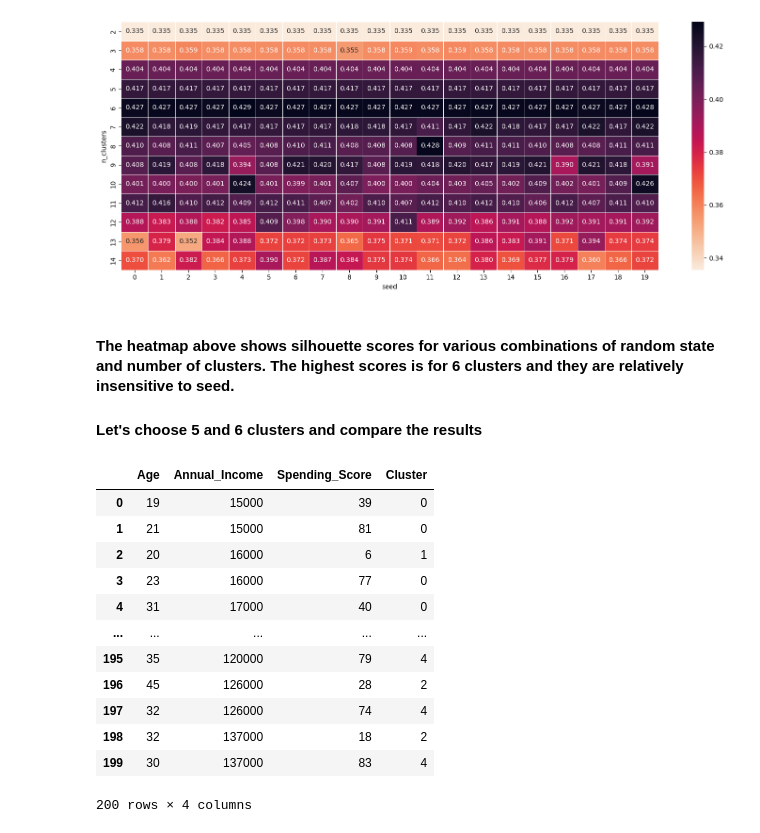
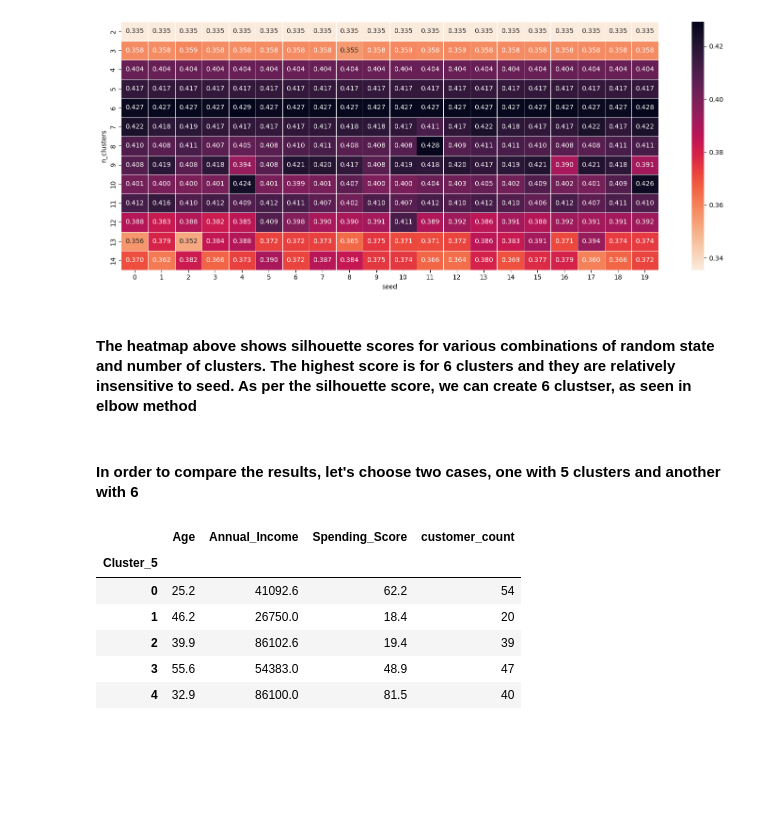
Before and after one commit to AnkitaChavan119/Data-Science-Portfolio, a Jupyter notebook: Machine Learning Projects/customer_segmentation.ipynb, the cells around one changed output. Drawn from its saved outputs; the diff is of its cells as text; code cells hidden in the pictures; blank space fills up the shorter version.

```diff
--- a/Machine Learning Projects/customer_segmentation.ipynb
+++ b/Machine Learning Projects/customer_segmentation.ipynb
@@ -185,25 +185,22 @@ plt.tight_layout()
 # %% [output]
 [figure]
 # %% [markdown]
-#### The heatmap above shows silhouette scores for various combinations of random state and number of clusters. The highest scores is for 6 clusters and they are relatively insensitive to seed.
-#### Let's choose 5 and 6 clusters and compare the results
+#### The heatmap above shows silhouette scores for various combinations of random state and number of clusters. The highest score is for 6 clusters and they are relatively insensitive to seed. As per the silhouette score, we can create 6 clustser, as seen in elbow method
+# %% [markdown]
+#### In order to compare the results, let's choose two cases, one with 5 clusters and another with 6
 # %%
 kmeans_sel = KMeans(n_clusters=5, random_state=1).fit(cluster_scaled)
 labels = pd.DataFrame(kmeans_sel.labels_)
-clustered_data = cluster_data.assign(Cluster=labels)
+clustered_data_5_clusters = cluster_data.assign(Cluster_5=labels)
+
+grouped_km = clustered_data_5_clusters.groupby(['Cluster_5']).mean().round(1)
+grouped_km['customer_count'] = clustered_data_5_clusters.groupby(['Cluster_5'])['Cluster_5'].count()
+grouped_km
+# %% [output]
+|  | Age | Annual_Income | Spending_Score | customer_count |
+| Cluster_5 |  |  |  |  |
+| 0 | 25.2 | 41092.6 | 62.2 | 54 |
+| 1 | 46.2 | 26750.0 | 18.4 | 20 |
+| 2 | 39.9 | 86102.6 | 19.4 | 39 |
+| 3 | 55.6 | 54383.0 | 48.9 | 47 |
+| 4 | 32.9 | 86100.0 | 81.5 | 40 |
-# %%
-clustered_data
-# %% [output]
-|  | Age | Annual_Income | Spending_Score | Cluster |
-| 0 | 19 | 15000 | 39 | 0 |
-| 1 | 21 | 15000 | 81 | 0 |
-| 2 | 20 | 16000 | 6 | 1 |
-| 3 | 23 | 16000 | 77 | 0 |
-| 4 | 31 | 17000 | 40 | 0 |
-| ... | ... | ... | ... | ... |
-| 195 | 35 | 120000 | 79 | 4 |
-| 196 | 45 | 126000 | 28 | 2 |
-| 197 | 32 | 126000 | 74 | 4 |
-| 198 | 32 | 137000 | 18 | 2 |
-| 199 | 30 | 137000 | 83 | 4 |
-200 rows × 4 columns
```
Also changed, not shown: parts of 16 cells of this notebook.
